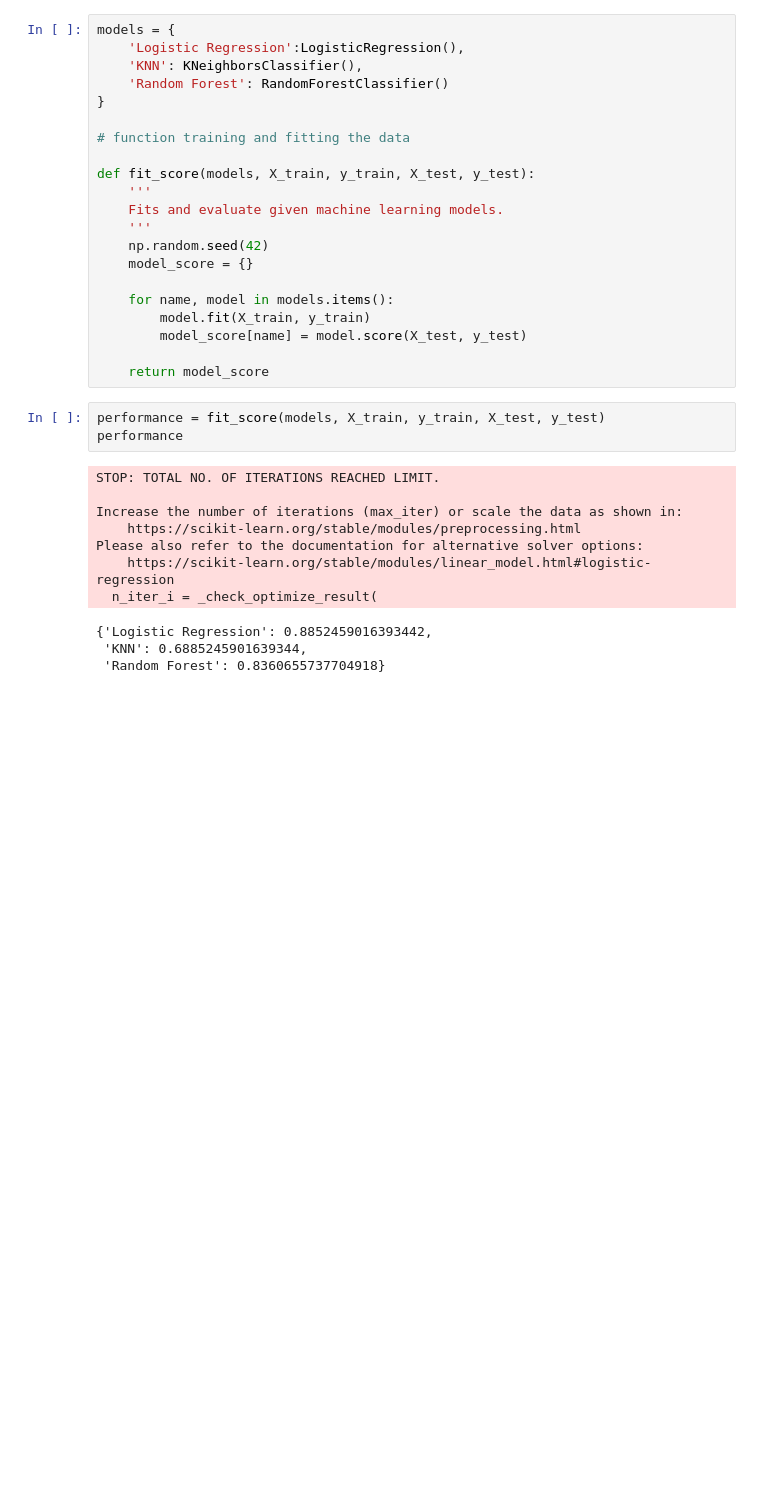
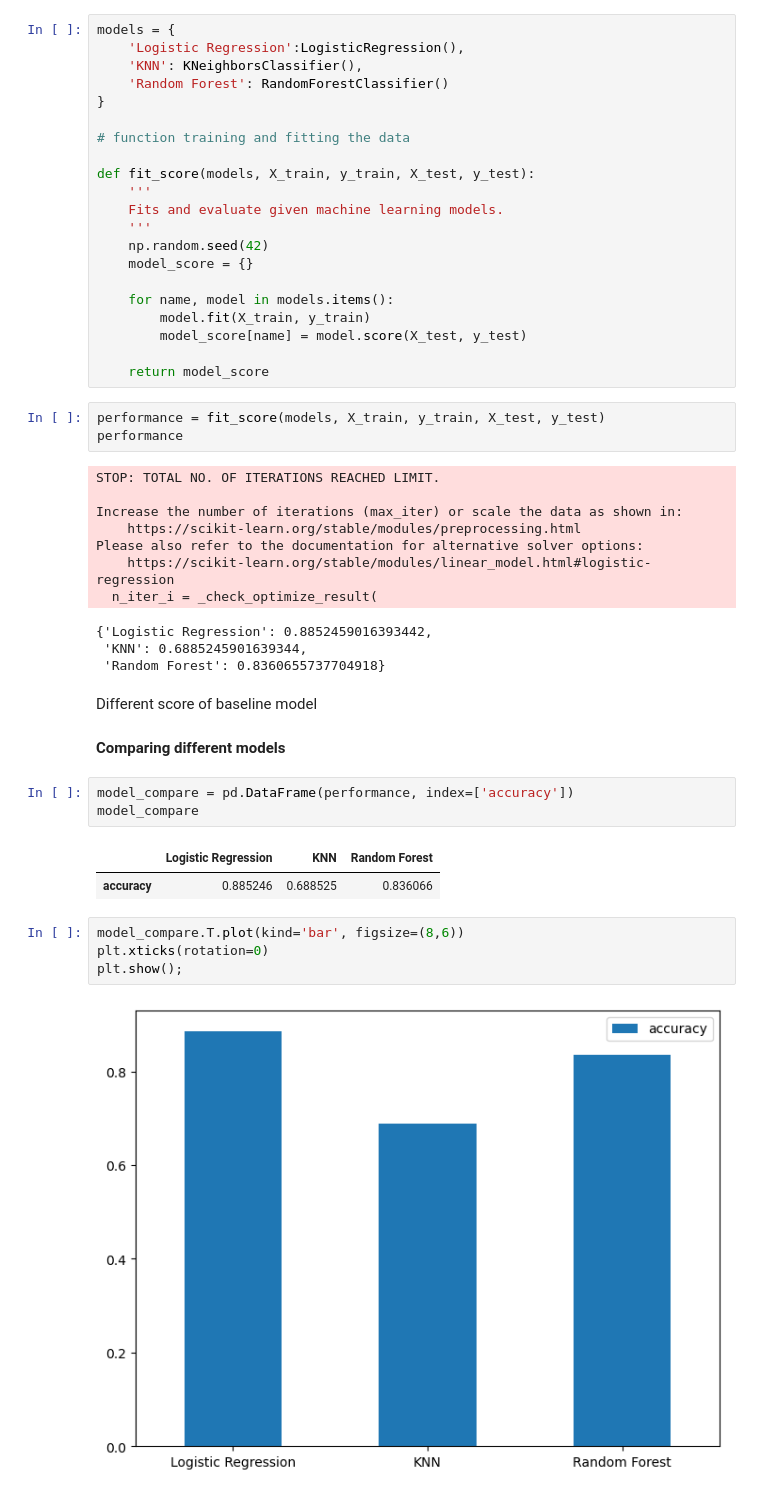
Before and after one commit to vold2emort/Heart-Disease-Classification, a Jupyter notebook: Heart_disease.ipynb, the cells around one changed output. Cells and saved outputs as stored; diff of their text form; blank space fills up the shorter version.

```diff
--- a/Heart_disease.ipynb
+++ b/Heart_disease.ipynb
@@ -448,3 +447,19 @@ Please also refer to the documentation for alternative solver options:
 {'Logistic Regression': 0.8852459016393442,
  'KNN': 0.6885245901639344,
  'Random Forest': 0.8360655737704918}
+# %% [markdown]
+Different score of baseline model
+# %% [markdown]
+**Comparing different models**
+# %%
+model_compare = pd.DataFrame(performance, index=['accuracy'])
+model_compare
+# %% [output]
+|  | Logistic Regression | KNN | Random Forest |
+| accuracy | 0.885246 | 0.688525 | 0.836066 |
+# %%
+model_compare.T.plot(kind='bar', figsize=(8,6))
+plt.xticks(rotation=0)
+plt.show();
+# %% [output]
+[figure, added]
```
Also changed, not shown: parts of 15 cells of this notebook, 1 other file.
